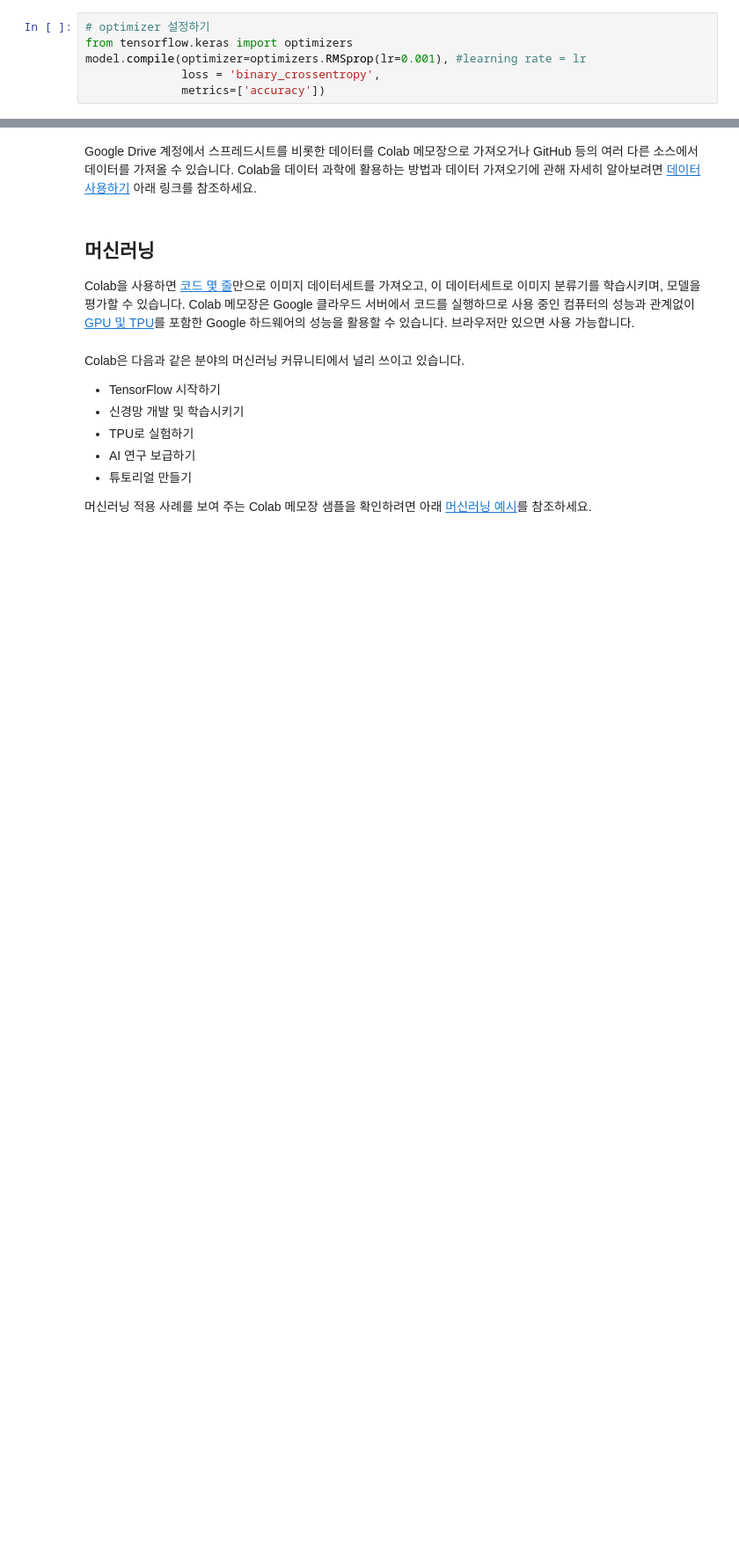
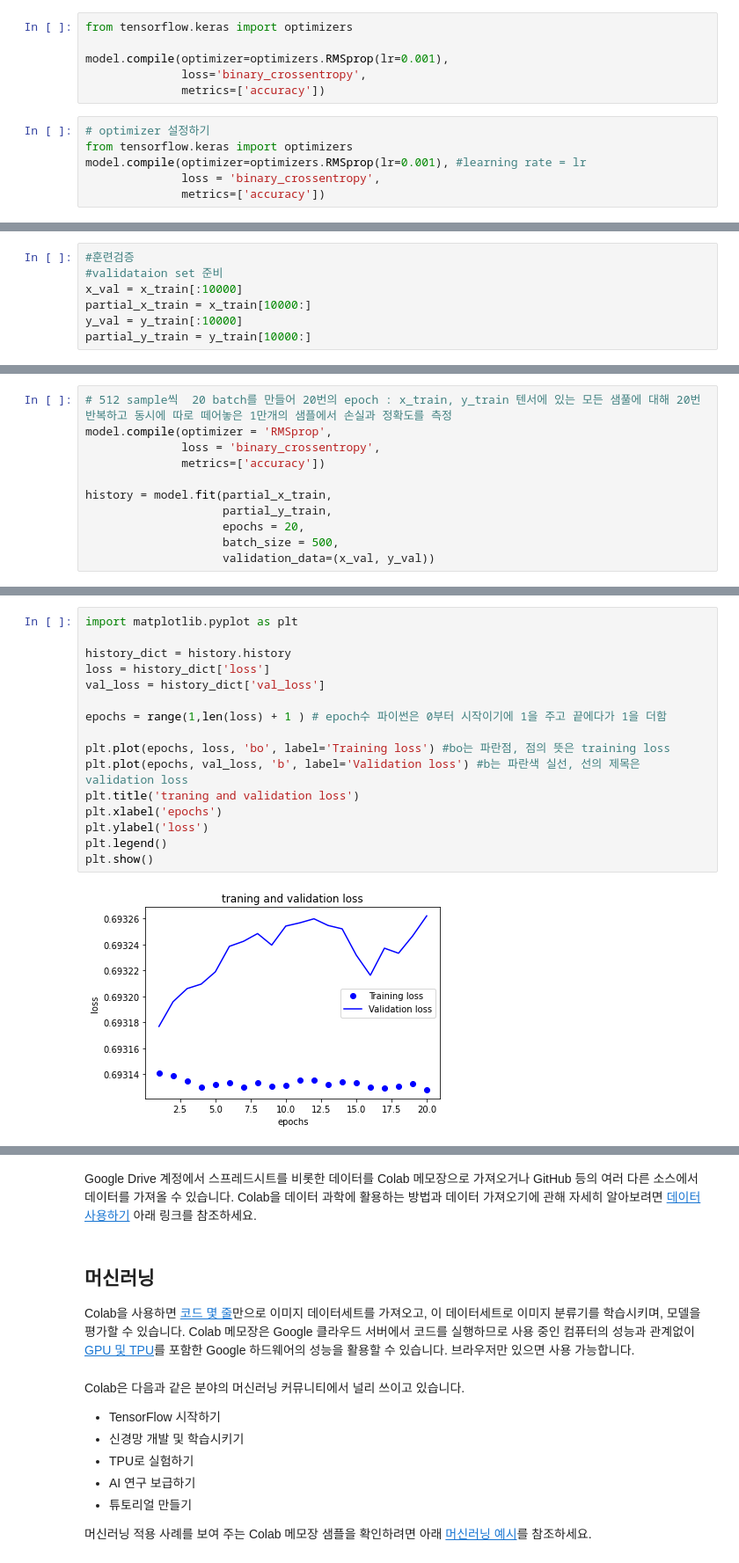
Before and after one commit to unoguk/Latentclass, a Jupyter notebook: Colaboratory에_오신_것을_환영합니다.ipynb, the cells around one changed output, grey strips where cells are left out. Shown: that part at 88% size. Drawn from its saved outputs; the diff is of its cells as text; blank space fills up the shorter version.

```diff
--- a/Colaboratory에_오신_것을_환영합니다.ipynb
+++ b/Colaboratory에_오신_것을_환영합니다.ipynb
@@ -61,6 +104,12 @@ model.add(layers.Dense(1, activation='sigmoid'))
 model.compile(optimizer = 'rmsprop',
               loss = 'binary_crossentropy',
               metrics=['accuracy'])
+# %%
+from tensorflow.keras import optimizers
+
+model.compile(optimizer=optimizers.RMSprop(lr=0.001),
+              loss='binary_crossentropy',
+              metrics=['accuracy'])
 # %%
 # optimizer 설정하기
 from tensorflow.keras import optimizers
@@ -87,0 +119,7 @@ plt.show()
+# %%
+#훈련검증
+#validataion set 준비
+x_val = x_train[:10000]
+partial_x_train = x_train[10000:]
+y_val = y_train[:10000]
+partial_y_train = y_train[10000:]
@@ -87,0 +132,11 @@ plt.show()
+# %%
+# 512 sample씩  20 batch를 만들어 20번의 epoch : x_train, y_train 텐서에 있는 모든 샘풀에 대해 20번 반복하고 동시에 따로 떼어놓은 1만개의 샘플에서 손실과 정확도를 측정
+model.compile(optimizer = 'RMSprop',
+              loss = 'binary_crossentropy',
+              metrics=['accuracy'])
+
+history = model.fit(partial_x_train,
+                    partial_y_train,
+                    epochs = 20,
+                    batch_size = 500,
+                    validation_data=(x_val, y_val))
@@ -87,0 +169,18 @@ plt.show()
+# %%
+import matplotlib.pyplot as plt
+
+history_dict = history.history
+loss = history_dict['loss']
+val_loss = history_dict['val_loss']
+
+epochs = range(1,len(loss) + 1 ) # epoch수 파이썬은 0부터 시작이기에 1을 주고 끝에다가 1을 더함
+
+plt.plot(epochs, loss, 'bo', label='Training loss') #bo는 파란점, 점의 뜻은 training loss
+plt.plot(epochs, val_loss, 'b', label='Validation loss') #b는 파란색 실선, 선의 제목은 validation loss
+plt.title('traning and validation loss')
+plt.xlabel('epochs')
+plt.ylabel('loss')
+plt.legend()
+plt.show()
+# %% [output]
+[figure, added]
```
Also changed, not shown: parts of 15 cells of this notebook.
